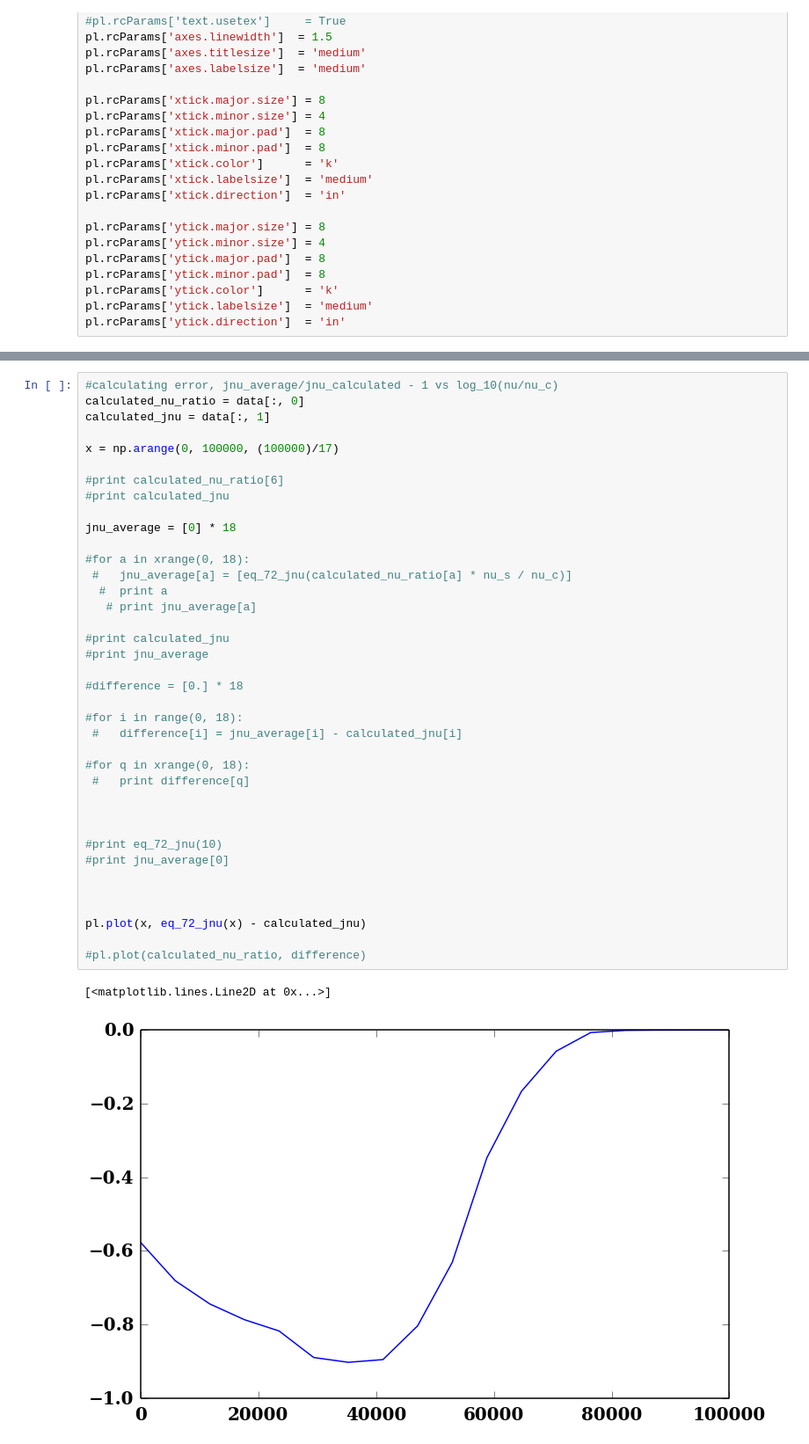
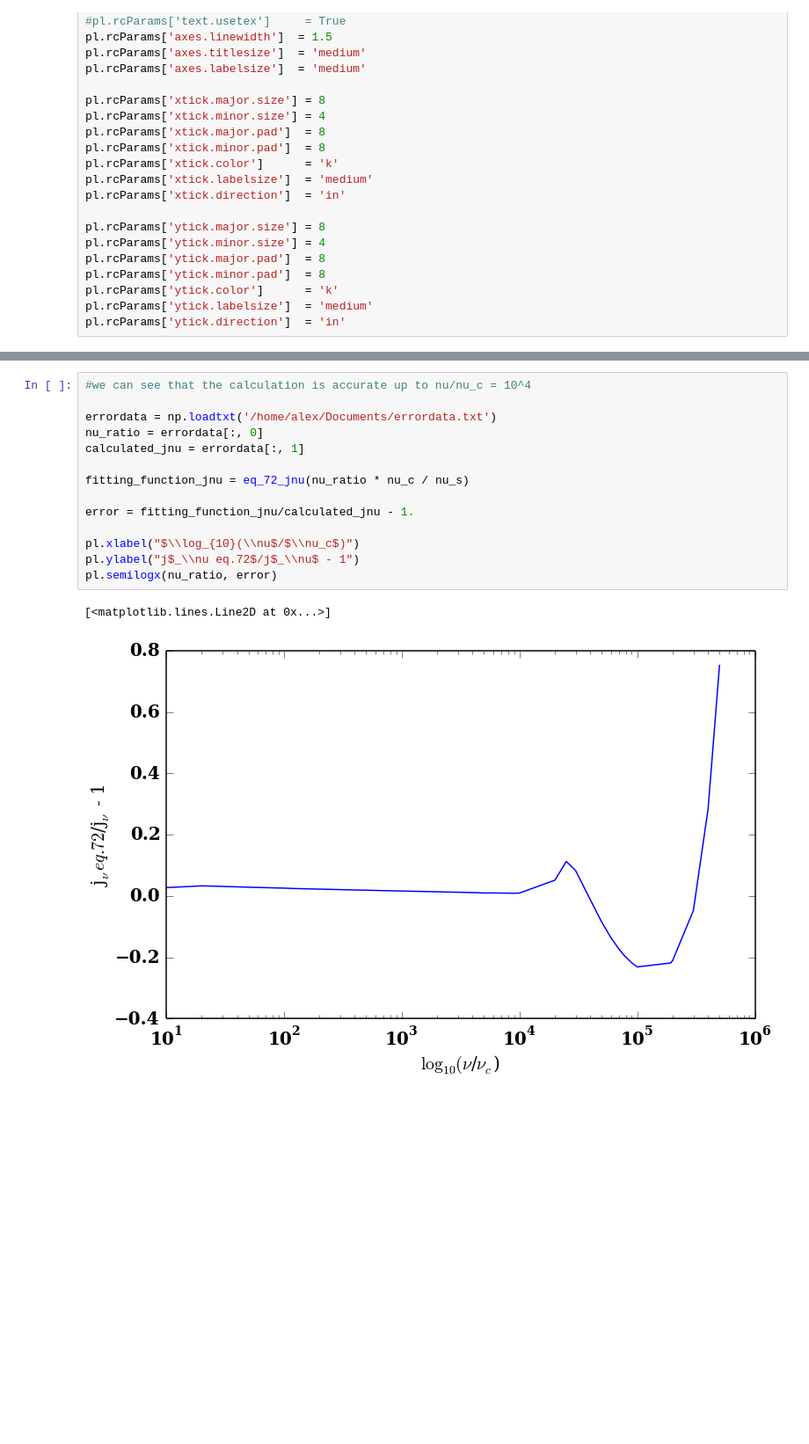
Before and after one commit to aapandy2/kappa_distributions, a Jupyter notebook: jnu_calculator_thermal.ipynb, the cells around one changed output, grey strips where cells are left out. Shown at 88% size. Saved outputs shown, nothing was run; the diff lists cells and outputs as text; blank space fills up the shorter version.

Commit message:
worked on improving the error plot

```diff
--- a/jnu_calculator_thermal.ipynb
+++ b/jnu_calculator_thermal.ipynb
@@ -179,42 +183,18 @@ pl.show()
 [figure]
-# %%
-#calculating error, jnu_average/jnu_calculated - 1 vs log_10(nu/nu_c)
-calculated_nu_ratio = data[:, 0]
-calculated_jnu = data[:, 1]
-
-x = np.arange(0, 100000, (100000)/17)
-
-#print calculated_nu_ratio[6]
-#print calculated_jnu
-
-jnu_average = [0] * 18
-
-#for a in xrange(0, 18):
- #   jnu_average[a] = [eq_72_jnu(calculated_nu_ratio[a] * nu_s / nu_c)]
-  #  print a
-   # print jnu_average[a]
-
-#print calculated_jnu
-#print jnu_average
-
-#difference = [0.] * 18
-
-#for i in range(0, 18):
- #   difference[i] = jnu_average[i] - calculated_jnu[i]
-
-#for q in xrange(0, 18):
- #   print difference[q]
-
-
-
-#print eq_72_jnu(10)
-#print jnu_average[0]
-
-
-
-pl.plot(x, eq_72_jnu(x) - calculated_jnu)
-
-#pl.plot(calculated_nu_ratio, difference)
-# %% [output]
-[<matplotlib.lines.Line2D at 0x...>]
-[figure, removed]
+# %%
+#we can see that the calculation is accurate up to nu/nu_c = 10^4
+
+errordata = np.loadtxt('/home/alex/Documents/errordata.txt')
+nu_ratio = errordata[:, 0]
+calculated_jnu = errordata[:, 1]
+
+fitting_function_jnu = eq_72_jnu(nu_ratio * nu_c / nu_s)
+
+error = fitting_function_jnu/calculated_jnu - 1.
+
+pl.xlabel("$\\log_{10}(\\nu$/$\\nu_c$)")
+pl.ylabel("j$_\\nu eq.72$/j$_\\nu$ - 1")
+pl.semilogx(nu_ratio, error)
+# %% [output]
+[<matplotlib.lines.Line2D at 0x...>]
+[figure, added]
```
Also changed, not shown: parts of 3 cells of this notebook.
